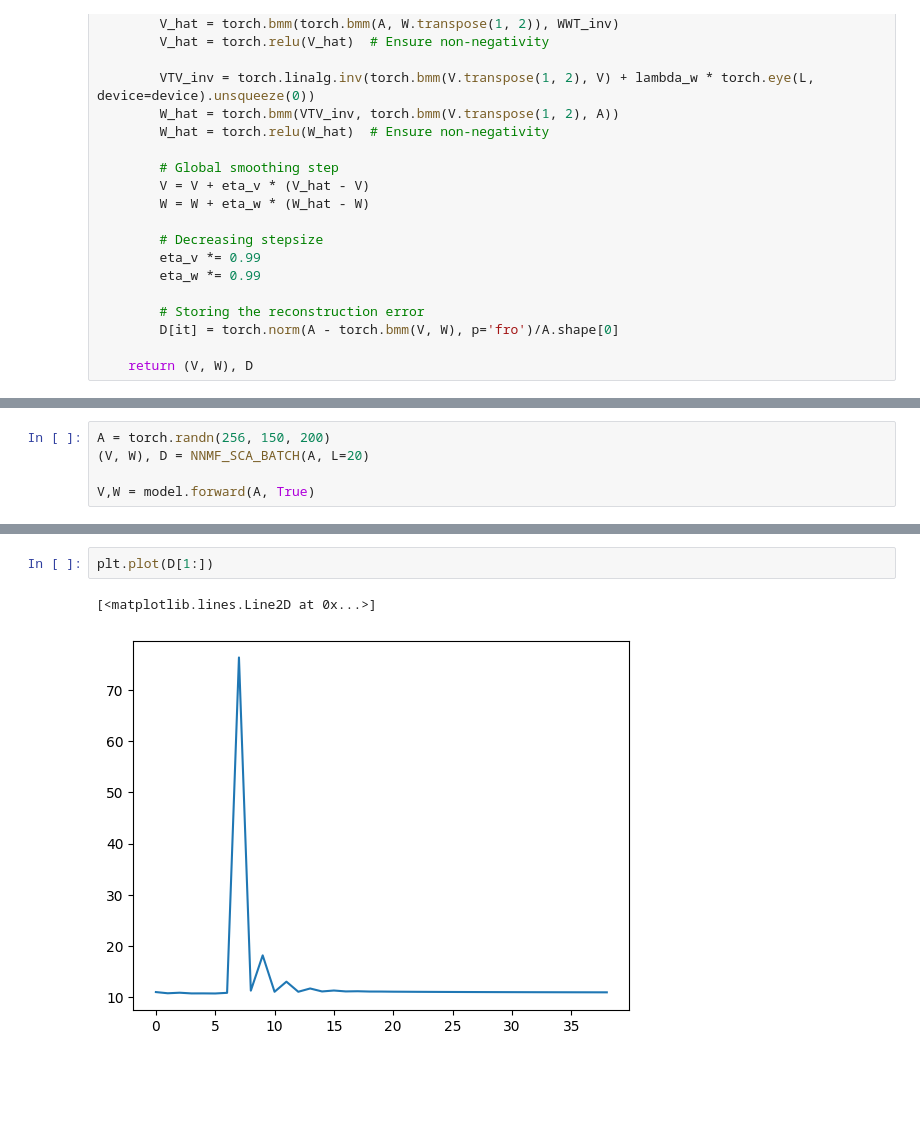
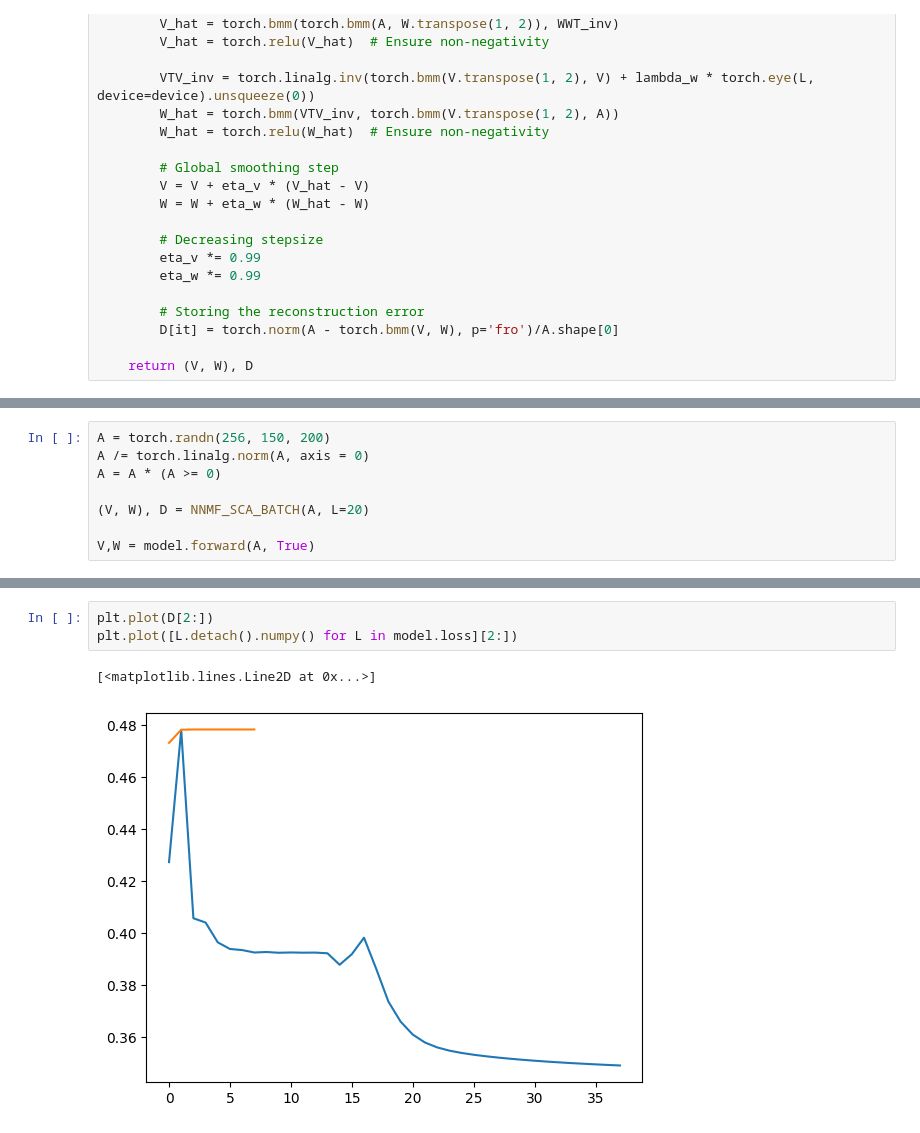
Before and after one commit to LeoDiNino97/NonconvexSparseLearningUnrolledSCA, a Jupyter notebook: Matrix Factorization/MF_SCA.ipynb, the cells around one changed output, grey strips where cells are left out. Cells and saved outputs as stored; diff of their text form; blank space fills up the shorter version.

```diff
--- a/Matrix Factorization/MF_SCA.ipynb
+++ b/Matrix Factorization/MF_SCA.ipynb
@@ -521,5 +522,8 @@ model.gamma = 0.99
 # %%
 A = torch.randn(256, 150, 200)
+A /= torch.linalg.norm(A, axis = 0)
+A = A * (A >= 0)
+
 (V, W), D = NNMF_SCA_BATCH(A, L=20)
 
 V,W = model.forward(A, True)
@@ -536,8 +560,9 @@ tensor([5.5495e+04, 1.1048e+01, 1.0815e+01, 1.0923e+01, 1.0786e+01, 1.0792e+01,
-# %%
-plt.plot(D[1:])
-# %% [output]
-[<matplotlib.lines.Line2D at 0x...>]
-[figure, removed]
+# %%
+plt.plot(D[2:])
+plt.plot([L.detach().numpy() for L in model.loss][2:])
+# %% [output]
+[<matplotlib.lines.Line2D at 0x...>]
+[figure, added]
 # %%
 model.loss
 # %% [output]
```
Also changed, not shown: parts of 16 cells of this notebook, 2 other files.
